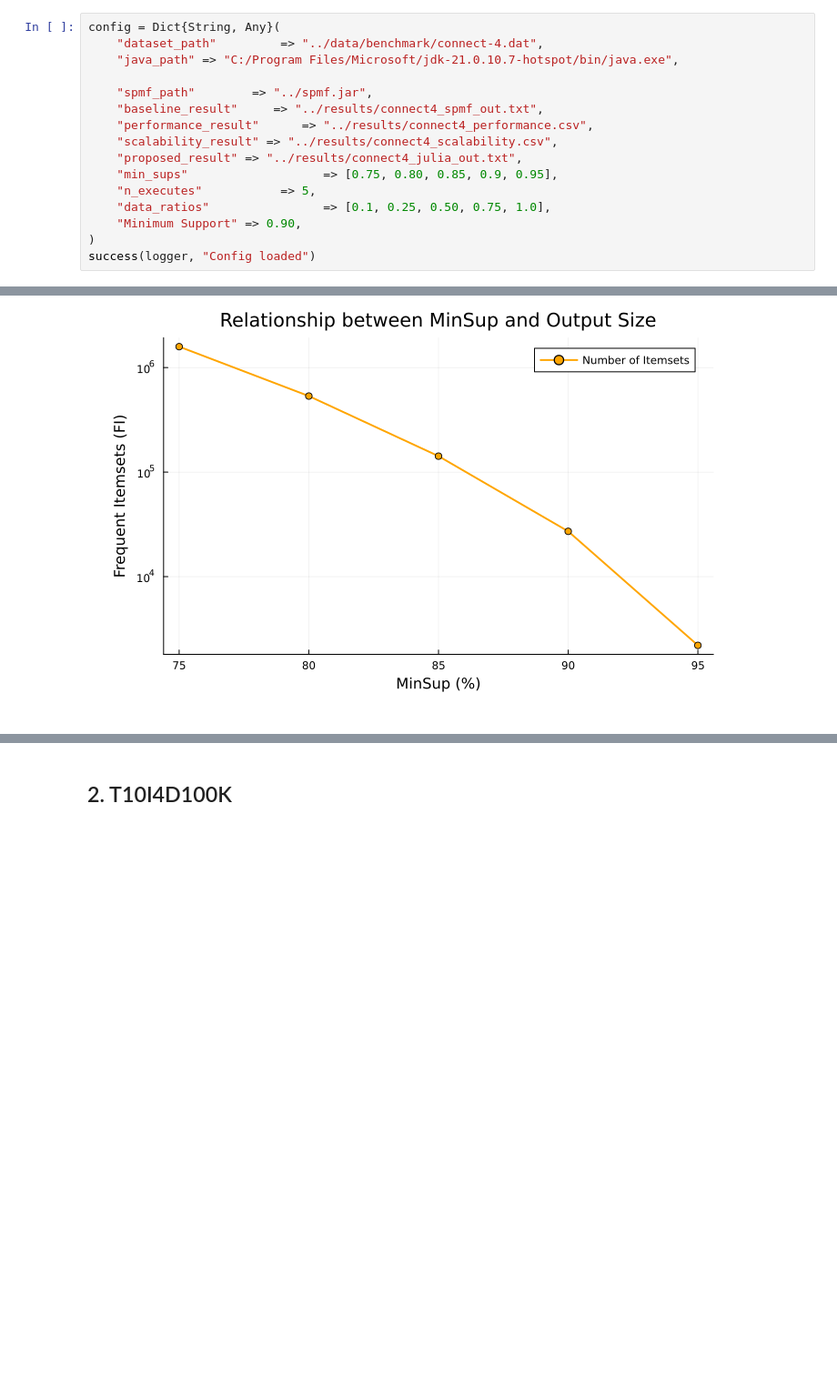
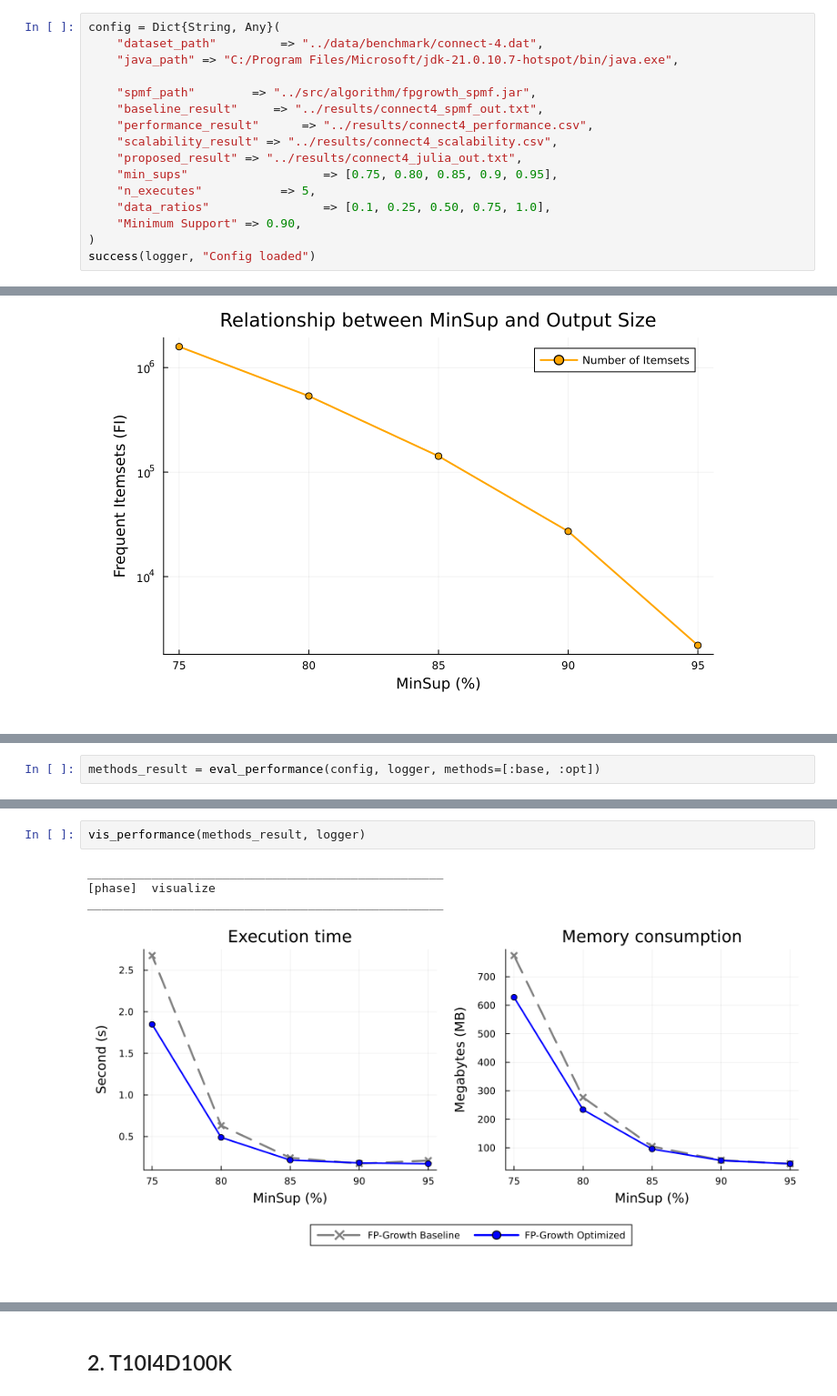
Before and after one commit to HungHiHung10/Lab02-Data-Mining, a Jupyter notebook: notebooks/02_bechmarking.ipynb, the cells around one changed output, grey strips where cells are left out. Shown at 91% size. Drawn from its saved outputs; the diff is of its cells as text; blank space fills up the shorter version.

```diff
--- a/notebooks/02_bechmarking.ipynb
+++ b/notebooks/02_bechmarking.ipynb
@@ -107,7 +108,7 @@ config = Dict{String, Any}(
     "dataset_path"         => "../data/benchmark/connect-4.dat",
     "java_path" => "C:/Program Files/Microsoft/jdk-21.0.10.7-hotspot/bin/java.exe",
 
-    "spmf_path"        => "../spmf.jar",
+    "spmf_path"        => "../src/algorithm/fpgrowth_spmf.jar",
     "baseline_result"     => "../results/connect4_spmf_out.txt",
     "performance_result"      => "../results/connect4_performance.csv",
     "scalability_result" => "../results/connect4_scalability.csv",
@@ -241,0 +284,2 @@ Dựa trên các biểu đồ so sánh giữa phiên bản Julia (Optimized) và
+# %%
+methods_result = eval_performance(config, logger, methods=[:base, :opt])
@@ -241,0 +317,7 @@ Dựa trên các biểu đồ so sánh giữa phiên bản Julia (Optimized) và
+# %%
+vis_performance(methods_result, logger)
+# %% [output]
+__________________________________________________
+[phase]  visualize
+__________________________________________________
+[figure, added]
```
Also changed, not shown: parts of 43 cells of this notebook, 7 other files.
